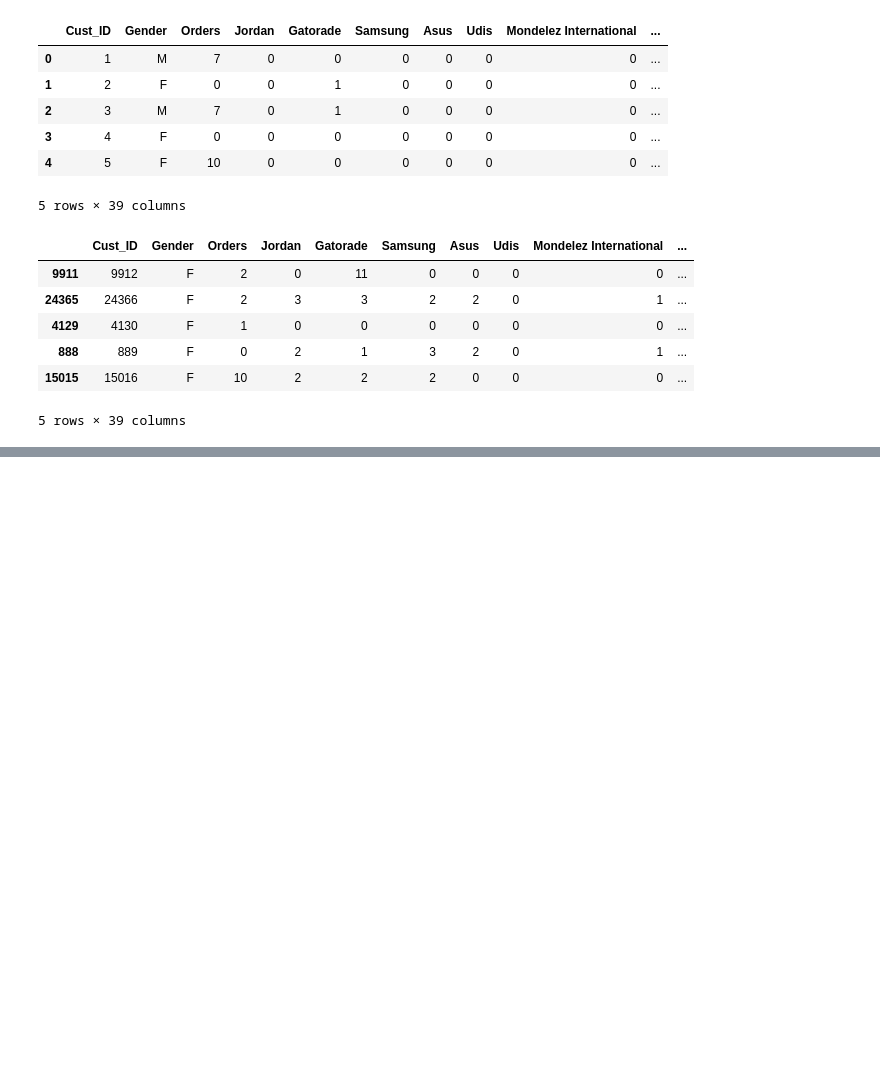
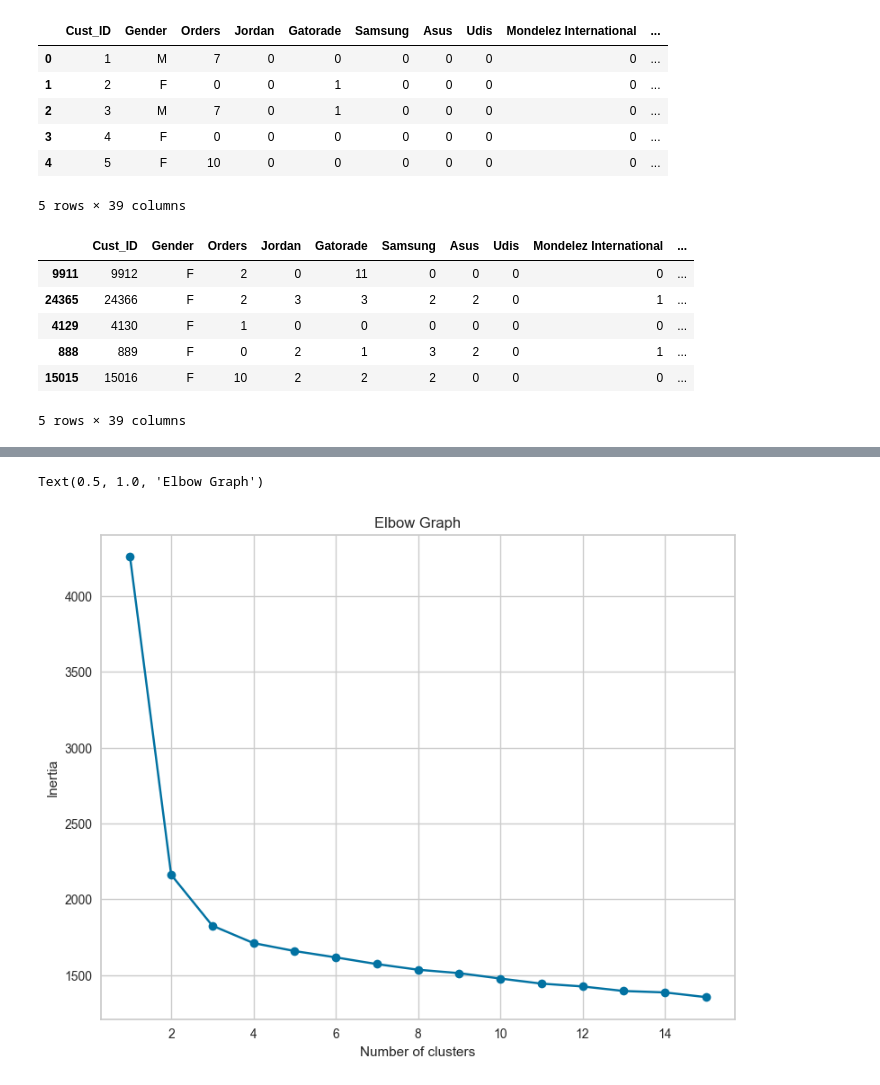
Before and after one commit to PayalMh5/customer-segmentation, a Jupyter notebook: ecom_customer_data.ipynb, the cells around one changed output, grey strips where cells are left out. Saved outputs shown, nothing was run; the diff lists cells and outputs as text; code cells hidden in the pictures; blank space fills up the shorter version.

```diff
--- a/ecom_customer_data.ipynb
+++ b/ecom_customer_data.ipynb
@@ -149,0 +158,3 @@ new_df.sort_values(by='Total Search', ascending=False).head()
+# %%
+x = df.iloc[:,2: ].values
+x
@@ -149,0 +169,4 @@ new_df.sort_values(by='Total Search', ascending=False).head()
+# %%
+scale = MinMaxScaler()
+features = scale.fit_transform(x)
+features
@@ -149,0 +187,19 @@ new_df.sort_values(by='Total Search', ascending=False).head()
+# %%
+inertia = []
+for i in range(1, 16):
+    k_means = KMeans(n_clusters=i, n_init=10)  # Explicitly set n_init
+    k_means = k_means.fit(features)
+    inertia.append(k_means.inertia_)
+# %%
+# Plot the elbow graph
+plt.figure(figsize=(20, 7))
+
+# Elbow graph
+plt.subplot(1, 2, 1)
+plt.plot(range(1, 16), inertia, 'bo-')
+plt.xlabel('Number of clusters')
+plt.ylabel('Inertia')
+plt.title('Elbow Graph')
+# %% [output]
+Text(0.5, 1.0, 'Elbow Graph')
+[figure, added]
```
Also changed, not shown: parts of 24 cells of this notebook.
